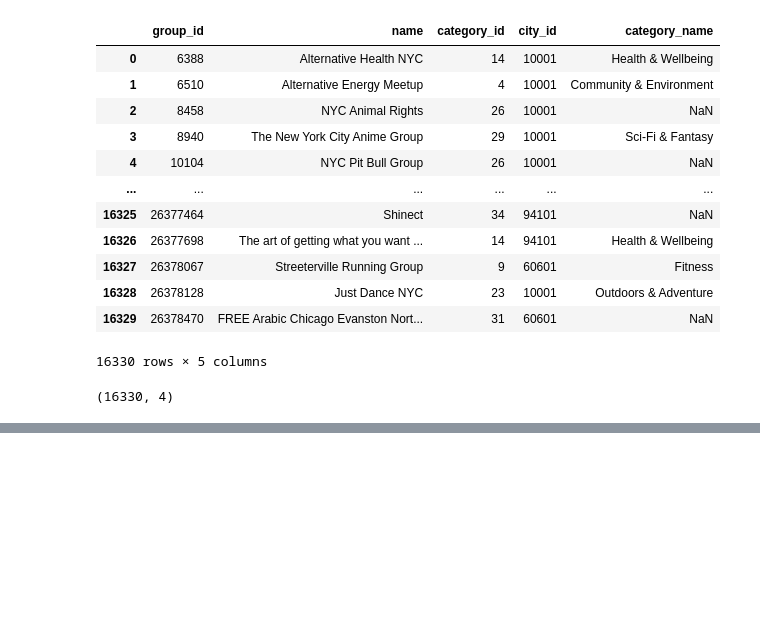
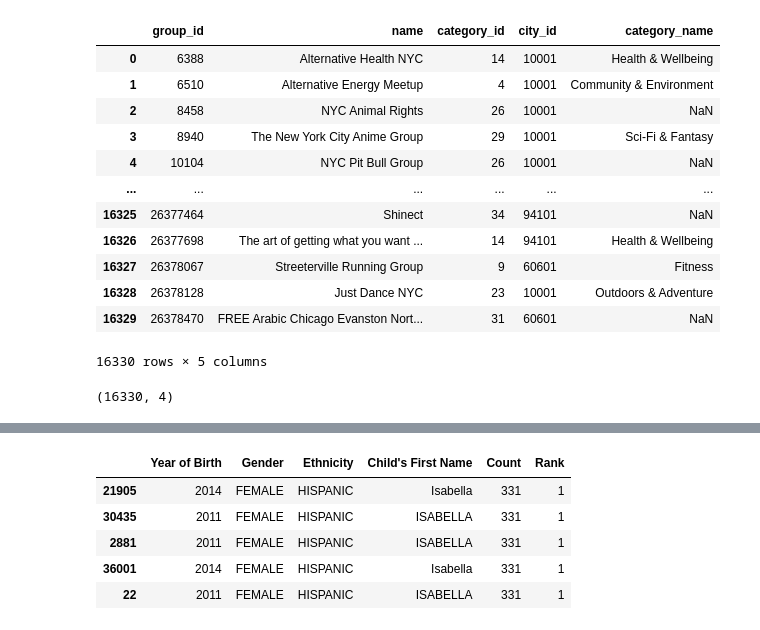
Before and after one commit to chlazaris/pandas_training, a Jupyter notebook: Pandas_Training.ipynb, the cells around one changed output, grey strips where cells are left out. Cells and saved outputs as stored; diff of their text form; code cells hidden in the pictures; blank space fills up the shorter version.

```diff
--- a/Pandas_Training.ipynb
+++ b/Pandas_Training.ipynb
@@ -2394,0 +2410,2 @@ groups.shape
+# %%
+fem_baby_names = baby_names[baby_names['Gender']=='FEMALE']
@@ -2394,0 +2423,9 @@ groups.shape
+# %%
+fem_baby_names.sort_values('Count', ascending=False).head()
+# %% [output]
+|  | Year of Birth | Gender | Ethnicity | Child's First Name | Count | Rank |
+| 21905 | 2014 | FEMALE | HISPANIC | Isabella | 331 | 1 |
+| 30435 | 2011 | FEMALE | HISPANIC | ISABELLA | 331 | 1 |
+| 2881 | 2011 | FEMALE | HISPANIC | ISABELLA | 331 | 1 |
+| 36001 | 2014 | FEMALE | HISPANIC | Isabella | 331 | 1 |
+| 22 | 2011 | FEMALE | HISPANIC | ISABELLA | 331 | 1 |
```
Also changed, not shown: parts of 31 cells of this notebook.
